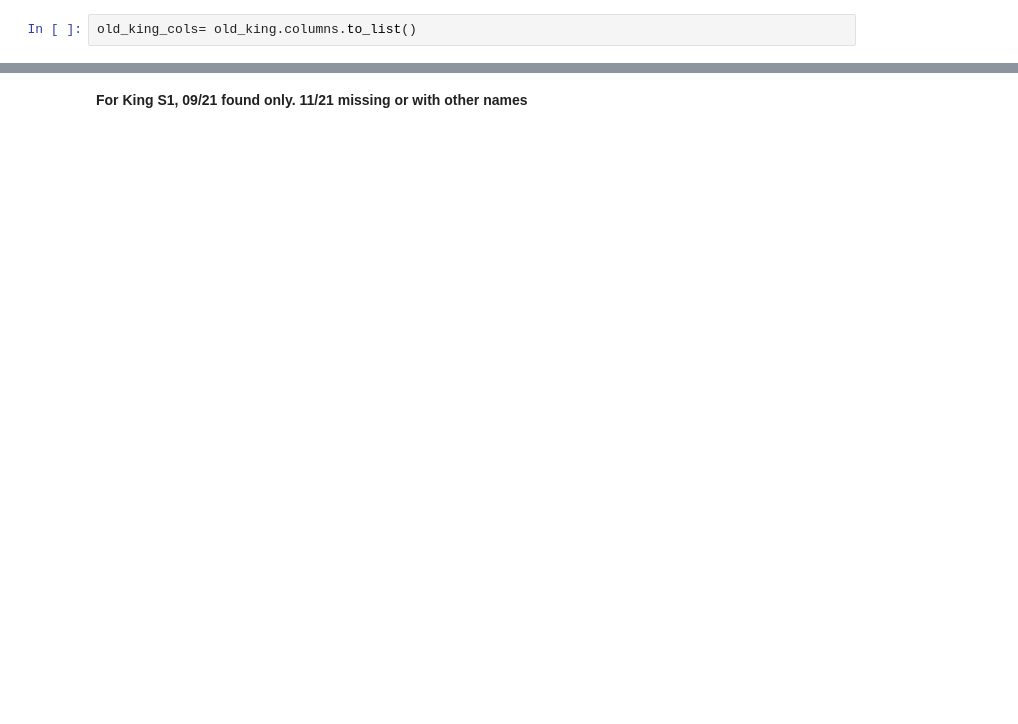
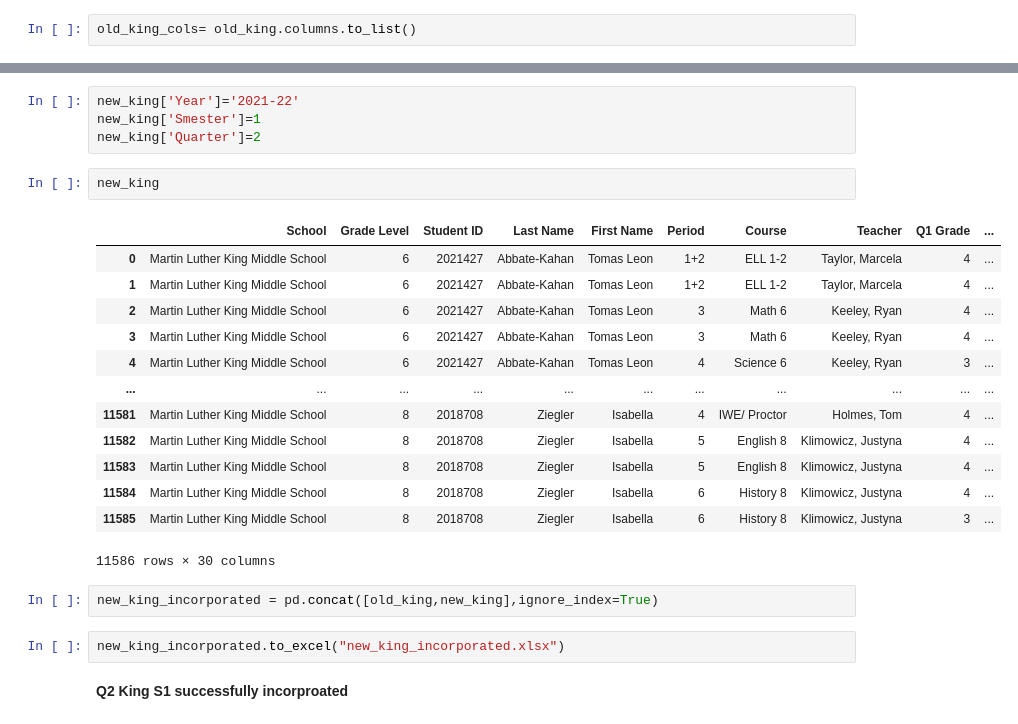
Before and after one commit to hussam95/vincent_eda, a Jupyter notebook: new_old_similarity_check.ipynb, the cells around one changed output, grey strips where cells are left out. Cells and saved outputs as stored; diff of their text form; blank space fills up the shorter version.

```diff
--- a/new_old_similarity_check.ipynb
+++ b/new_old_similarity_check.ipynb
@@ -289,3 +296,27 @@ Ind Study col not found
-# %% [markdown]
-**For King S1, 09/21 found only. 11/21 missing or with other names**
+# %%
+new_king['Year']='2021-22'
+new_king['Smester']=1
+new_king['Quarter']=2
+# %%
+new_king
+# %% [output]
+|  | School | Grade Level | Student ID | Last Name | First Name | Period | Course | Teacher | Q1 Grade | ... |
+| 0 | Martin Luther King Middle School | 6 | 2021427 | Abbate-Kahan | Tomas Leon | 1+2 | ELL 1-2 | Taylor, Marcela | 4 | ... |
+| 1 | Martin Luther King Middle School | 6 | 2021427 | Abbate-Kahan | Tomas Leon | 1+2 | ELL 1-2 | Taylor, Marcela | 4 | ... |
+| 2 | Martin Luther King Middle School | 6 | 2021427 | Abbate-Kahan | Tomas Leon | 3 | Math 6 | Keeley, Ryan | 4 | ... |
+| 3 | Martin Luther King Middle School | 6 | 2021427 | Abbate-Kahan | Tomas Leon | 3 | Math 6 | Keeley, Ryan | 4 | ... |
+| 4 | Martin Luther King Middle School | 6 | 2021427 | Abbate-Kahan | Tomas Leon | 4 | Science 6 | Keeley, Ryan | 3 | ... |
+| ... | ... | ... | ... | ... | ... | ... | ... | ... | ... | ... |
+| 11581 | Martin Luther King Middle School | 8 | 2018708 | Ziegler | Isabella | 4 | IWE/ Proctor | Holmes, Tom | 4 | ... |
+| 11582 | Martin Luther King Middle School | 8 | 2018708 | Ziegler | Isabella | 5 | English 8 | Klimowicz, Justyna | 4 | ... |
+| 11583 | Martin Luther King Middle School | 8 | 2018708 | Ziegler | Isabella | 5 | English 8 | Klimowicz, Justyna | 4 | ... |
+| 11584 | Martin Luther King Middle School | 8 | 2018708 | Ziegler | Isabella | 6 | History 8 | Klimowicz, Justyna | 4 | ... |
+| 11585 | Martin Luther King Middle School | 8 | 2018708 | Ziegler | Isabella | 6 | History 8 | Klimowicz, Justyna | 3 | ... |
+11586 rows × 30 columns
+# %%
+new_king_incorporated = pd.concat([old_king,new_king],ignore_index=True)
+# %%
+new_king_incorporated.to_excel("new_king_incorporated.xlsx")
+# %% [markdown]
+**Q2 King S1 successfully incorproated**
 # %%
```
Also changed, not shown: parts of 123 cells of this notebook.
